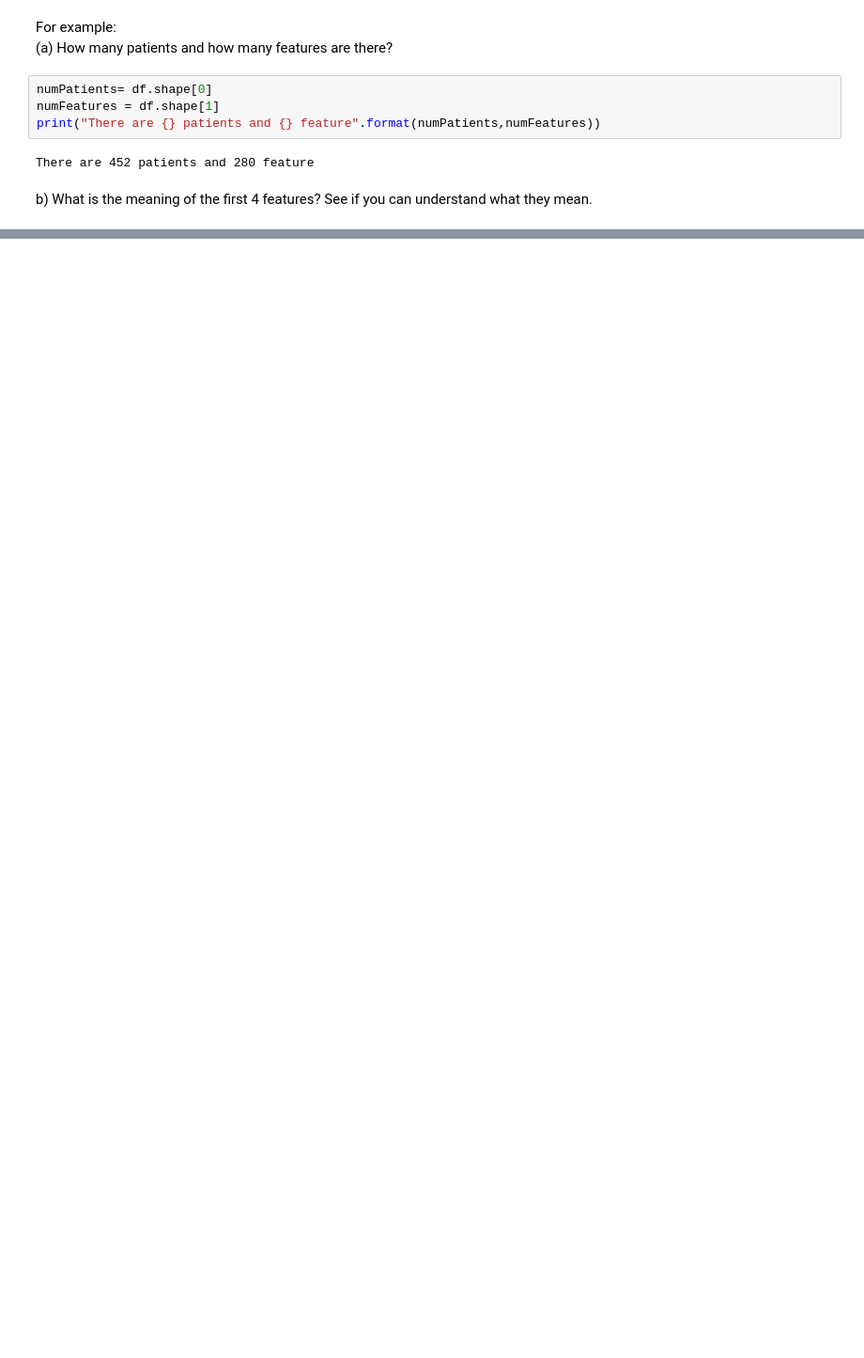
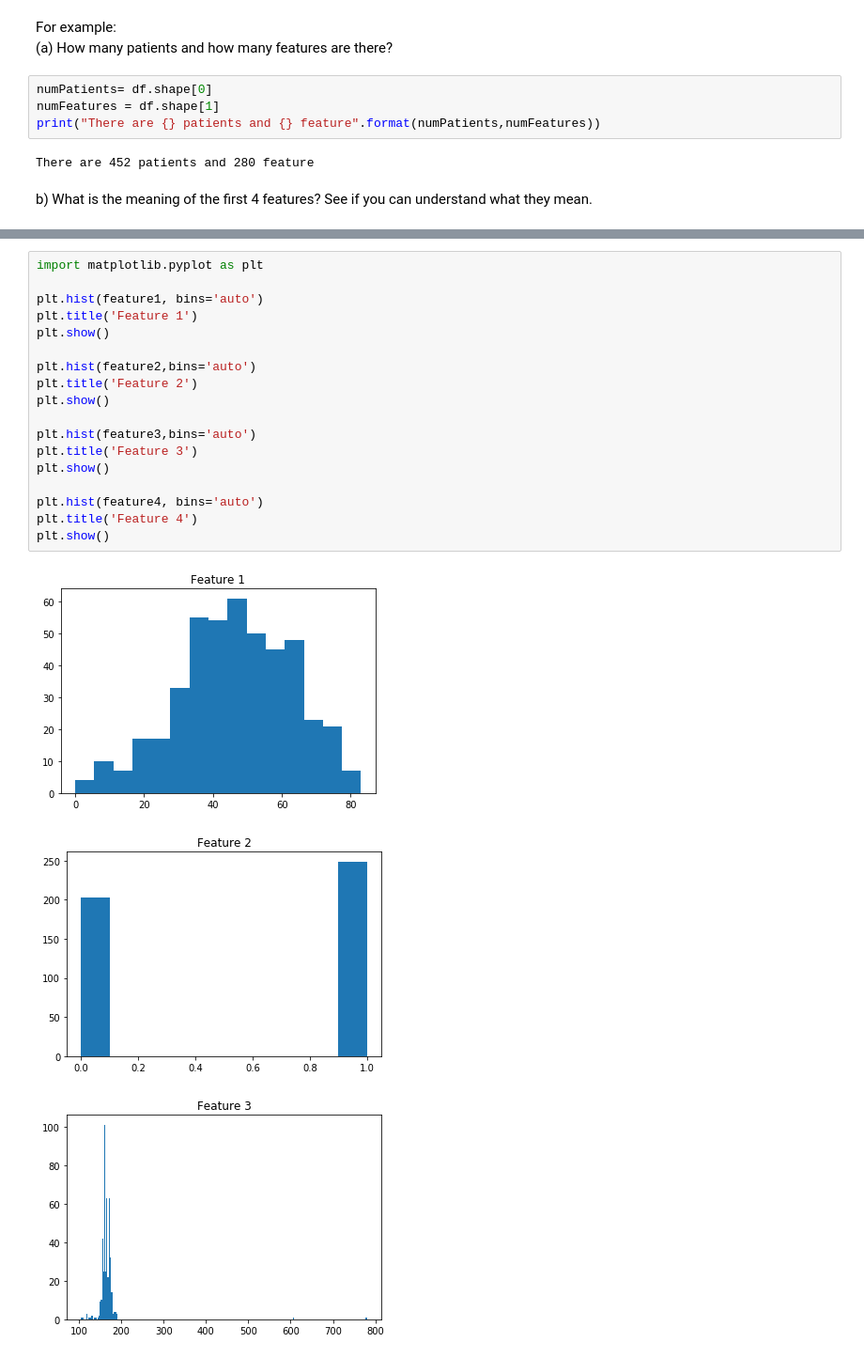
Before and after one commit to JavierPalomares90/Data_Mining_Hw1, a Jupyter notebook: Hw1a.ipynb, the cells around one changed output, grey strips where cells are left out. Shown: that part at 94% size. Drawn from its saved outputs; the diff is of its cells as text; blank space fills up the shorter version.

```diff
--- a/Hw1a.ipynb
+++ b/Hw1a.ipynb
@@ -159,0 +245,22 @@ import matplotlib.pyplot as plt
+# %%
+import matplotlib.pyplot as plt
+
+plt.hist(feature1, bins='auto')
+plt.title('Feature 1')
+plt.show()
+
+plt.hist(feature2,bins='auto')
+plt.title('Feature 2')
+plt.show()
+
+plt.hist(feature3,bins='auto')
+plt.title('Feature 3')
+plt.show()
+
+plt.hist(feature4, bins='auto')
+plt.title('Feature 4')
+plt.show()
+# %% [output]
+[figure, added]
+[figure, added]
+[figure, added]
```
Also changed, not shown: parts of 16 cells of this notebook.
